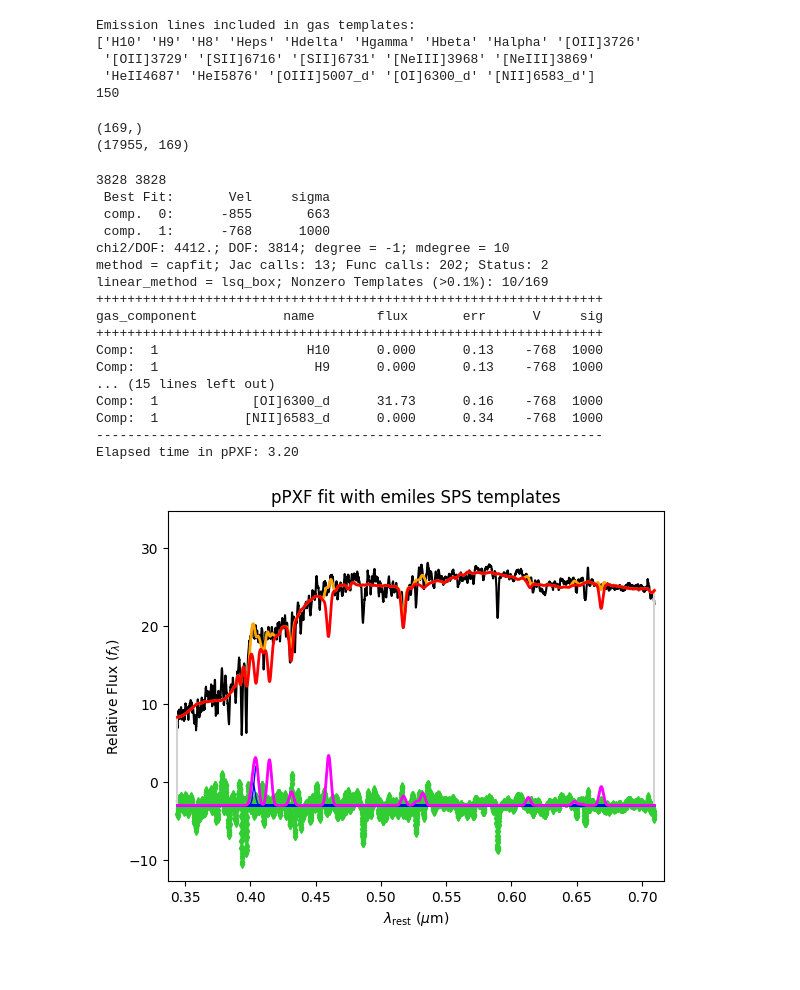
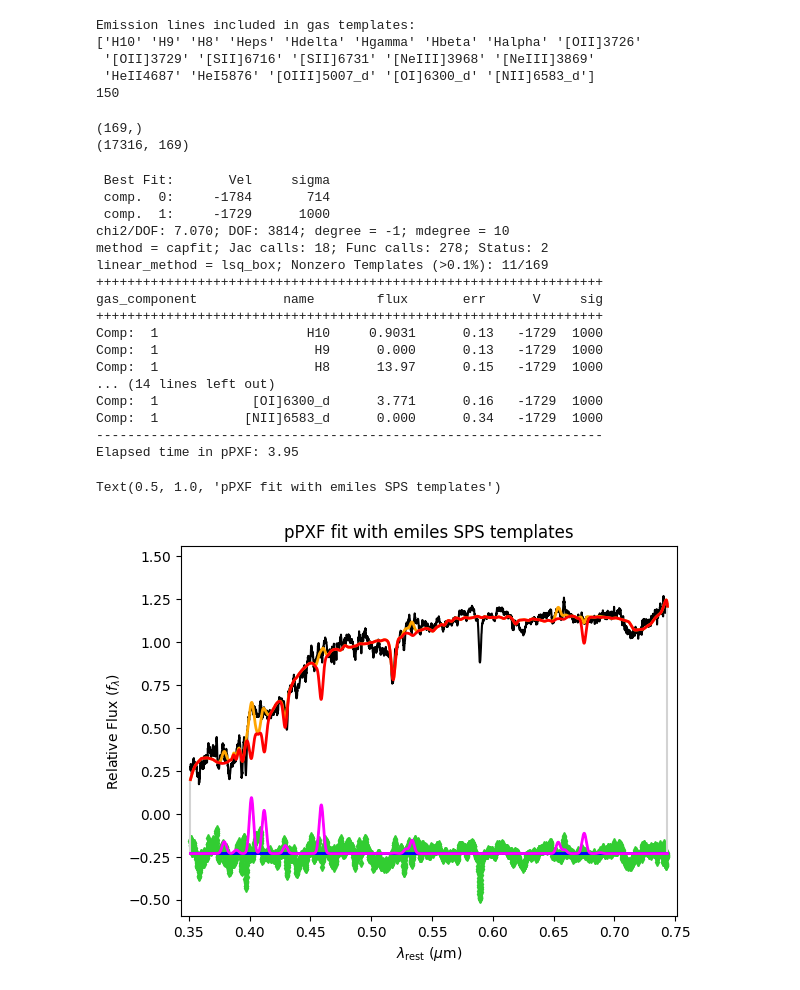
Before and after one commit to CARosss/AS01, a Jupyter notebook: stacking_spectra.ipynb, the cells around one changed output. Cells and saved outputs as stored; diff of their text form; code cells hidden in the pictures.

```diff
--- a/stacking_spectra.ipynb
+++ b/stacking_spectra.ipynb
@@ -16,10 +17,10 @@ import os
 
 
 """For testing purposes we select the high dor cluster from hierarchical clustering and form a list, data, in which each element is a list of
-[wave, flux, ivar]
+[wave, flux, ivar] for one spectrum
 """
 files = ["cluster_results/k-means_clusters.csv", "cluster_results/gmm_clusters.csv", "cluster_results/hierarchical_clusters.csv"]
-filename = files[2]  #selecting hierarchical for now
+filename = files[2]  # selecting hierarchical for now
 clusters = pd.read_csv(filename)
 two = clusters[clusters["Cluster"]==2]["SDSS_ID"].tolist() # list of file names selecting cluster 2
 one = clusters[clusters["Cluster"]==1]["SDSS_ID"].tolist() # selecting 1
@@ -27,7 +28,7 @@ zero = clusters[clusters["Cluster"]==0]["SDSS_ID"].tolist() # selecting 0
 
 
 
-"""Now we also try using actual DoR ranges"""
+# Now we also try using actual DoR ranges
 
 all = pd.read_csv("data/E-INSPIRE_I_master_catalogue.csv")
 
@@ -44,7 +45,9 @@ low = all[all['DoR']<0.3]
 low_ids = [f"spec-{int(plate):04d}-{int(mjd):05d}-{int(fiber):04d}.fits"
                 for plate, mjd, fiber in zip(low['plate'], low['mjd'], low['fiberid'])]
 
-spectra = low_ids  # change to whichever you want
+
+
+spectra = two  # change to whichever you want
 # %%
 data = []
 
@@ -73,7 +76,7 @@ def load_spectrum(filename):
         wavelength = 10**loglam
 
         wavelength_rfm = wavelength / (1+z)
-        #wavelength_rfm, flux, ivar = clean_and_normalize_spectrum(wavelength_rfm, flux, ivar)
+        wavelength_rfm, flux, ivar = clean_and_normalize_spectrum(wavelength_rfm, flux, ivar)
 
         return wavelength_rfm, flux, ivar
 
@@ -279,48 +278,46 @@ sol = [vel0, 200]
 start = [sol for j in range(len(moments))]  # adopt the same starting value for both gas and stars
 # %% [output]
 (169,)
-(17955, 169)
+(17316, 169)
 # %%
 degree= -1
 mdegree = 10
 t = clock()
-
-print(len(lam_gal), len(flux))
 
 pp = ppxf(templates, flux, noise, velscale, start, plot=False, # changed "galaxy" to flux here
             moments=moments, degree=degree, mdegree=mdegree,
             lam=lam_gal, component=component,
             gas_component=component > 0, gas_names=gas_names,
             lam_temp=sps.lam_temp)
 
 # removed tied and inequality constraints
 """pp = ppxf(templates, flux, noise, velscale, start, plot=False, # changed galaxy to flux here
             moments=moments, degree=degree, mdegree=mdegree,
             lam=lam_gal, component=component, tied=tied,
             gas_component=component > 0, gas_names=gas_names,
             constr_kinem=constr_kinem, lam_temp=sps.lam_temp)"""
 
 
 print(f"Elapsed time in pPXF: {(clock() - t):.2f}")
 pp.plot()
 plt.title(f"pPXF fit with {sps_name} SPS templates")
-plt.pause(5)
 # %% [output]
-3828 3828
  Best Fit:       Vel     sigma
- comp.  0:      -855       663
- comp.  1:      -768      1000
-chi2/DOF: 4412.; DOF: 3814; degree = -1; mdegree = 10
-method = capfit; Jac calls: 13; Func calls: 202; Status: 2
-linear_method = lsq_box; Nonzero Templates (>0.1%): 10/169
+ comp.  0:     -1784       714
+ comp.  1:     -1729      1000
+chi2/DOF: 7.070; DOF: 3814; degree = -1; mdegree = 10
+method = capfit; Jac calls: 18; Func calls: 278; Status: 2
+linear_method = lsq_box; Nonzero Templates (>0.1%): 11/169
 +++++++++++++++++++++++++++++++++++++++++++++++++++++++++++++++++
 gas_component           name        flux       err      V     sig
 +++++++++++++++++++++++++++++++++++++++++++++++++++++++++++++++++
-Comp:  1                   H10      0.000      0.13    -768  1000
-Comp:  1                    H9      0.000      0.13    -768  1000
-... (15 lines left out)
-Comp:  1            [OI]6300_d      31.73      0.16    -768  1000
-Comp:  1           [NII]6583_d      0.000      0.34    -768  1000
+Comp:  1                   H10     0.9031      0.13   -1729  1000
+Comp:  1                    H9      0.000      0.13   -1729  1000
+Comp:  1                    H8      13.97      0.15   -1729  1000
+... (14 lines left out)
+Comp:  1            [OI]6300_d      3.771      0.16   -1729  1000
+Comp:  1           [NII]6583_d      0.000      0.34   -1729  1000
 -----------------------------------------------------------------
-Elapsed time in pPXF: 3.20
+Elapsed time in pPXF: 3.95
+Text(0.5, 1.0, 'pPXF fit with emiles SPS templates')
-[figure, old version]
+[figure, new version]
```
Also changed, not shown: parts of 6 cells of this notebook.
